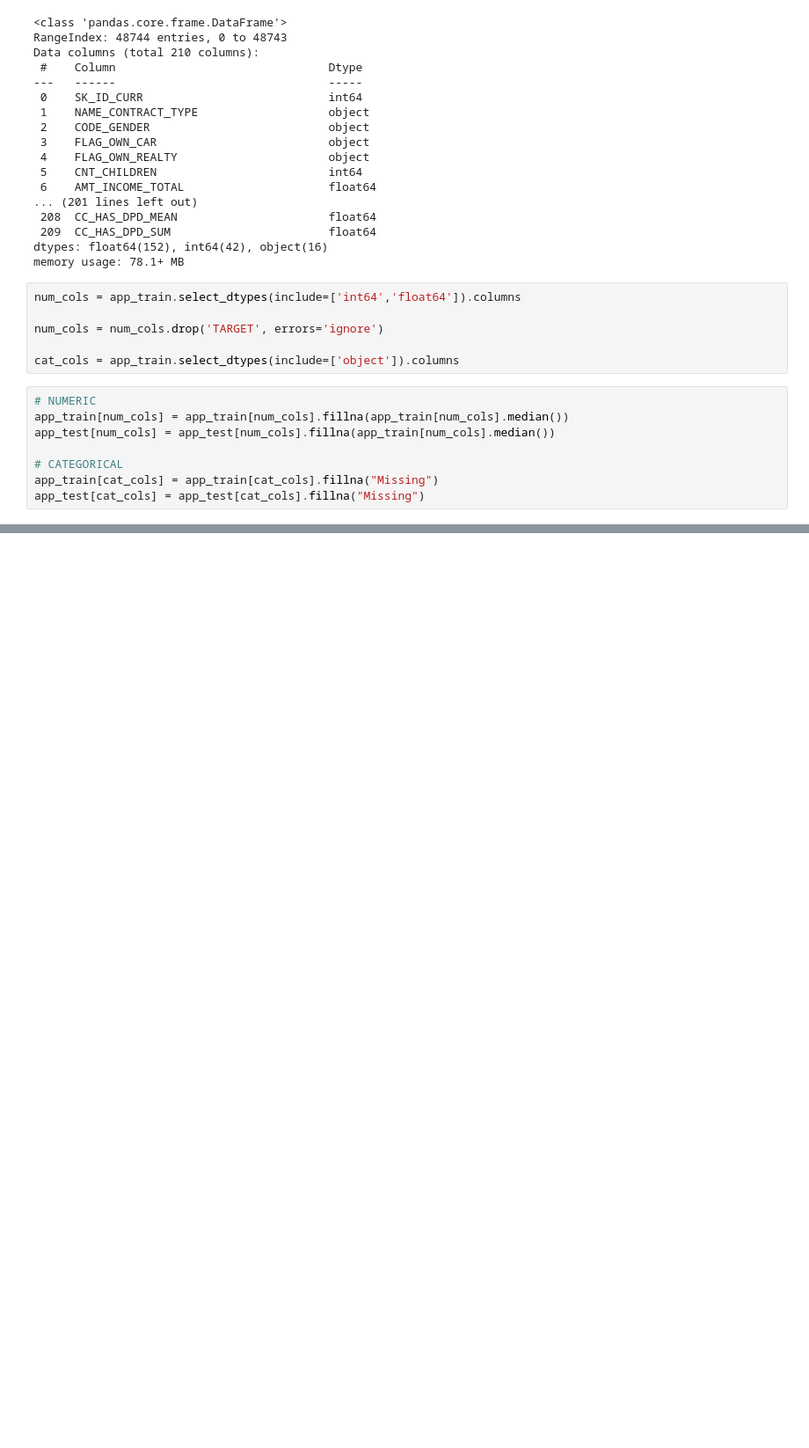
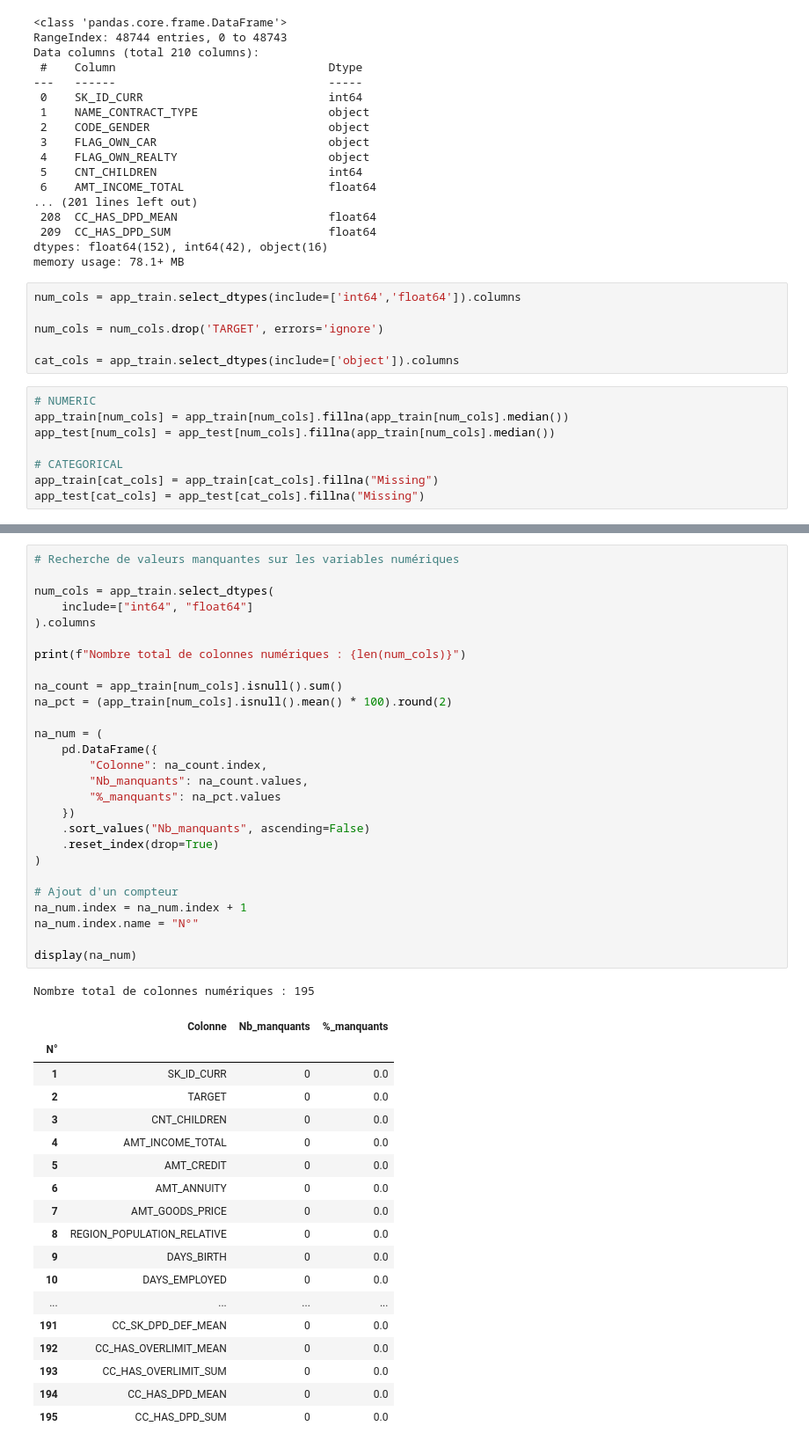
Before and after one commit to vikdevit/ai_engineer_projects, a Jupyter notebook: P06/notebooks/01_eda_data_prep_p6_vk.ipynb, the cells around one changed output, grey strips where cells are left out. Shown at 88% size. Drawn from its saved outputs; the diff is of its cells as text; blank space fills up the shorter version.

```diff
--- a/P06/notebooks/01_eda_data_prep_p6_vk.ipynb
+++ b/P06/notebooks/01_eda_data_prep_p6_vk.ipynb
@@ -2012,0 +2265,47 @@ app_test.describe().T
+# %%
+# Recherche de valeurs manquantes sur les variables numériques
+
+num_cols = app_train.select_dtypes(
+    include=["int64", "float64"]
+).columns
+
+print(f"Nombre total de colonnes numériques : {len(num_cols)}")
+
+na_count = app_train[num_cols].isnull().sum()
+na_pct = (app_train[num_cols].isnull().mean() * 100).round(2)
+
+na_num = (
+    pd.DataFrame({
+        "Colonne": na_count.index,
+        "Nb_manquants": na_count.values,
+        "%_manquants": na_pct.values
+    })
+    .sort_values("Nb_manquants", ascending=False)
+    .reset_index(drop=True)
+)
+
+# Ajout d'un compteur
+na_num.index = na_num.index + 1
+na_num.index.name = "N°"
+
+display(na_num)
+# %% [output]
+Nombre total de colonnes numériques : 195
+|  | Colonne | Nb_manquants | %_manquants |
+| N° |  |  |  |
+| 1 | SK_ID_CURR | 0 | 0.0 |
+| 2 | TARGET | 0 | 0.0 |
+| 3 | CNT_CHILDREN | 0 | 0.0 |
+| 4 | AMT_INCOME_TOTAL | 0 | 0.0 |
+| 5 | AMT_CREDIT | 0 | 0.0 |
+| 6 | AMT_ANNUITY | 0 | 0.0 |
+| 7 | AMT_GOODS_PRICE | 0 | 0.0 |
+| 8 | REGION_POPULATION_RELATIVE | 0 | 0.0 |
+| 9 | DAYS_BIRTH | 0 | 0.0 |
+| 10 | DAYS_EMPLOYED | 0 | 0.0 |
+| ... | ... | ... | ... |
+| 191 | CC_SK_DPD_DEF_MEAN | 0 | 0.0 |
+| 192 | CC_HAS_OVERLIMIT_MEAN | 0 | 0.0 |
+| 193 | CC_HAS_OVERLIMIT_SUM | 0 | 0.0 |
+| 194 | CC_HAS_DPD_MEAN | 0 | 0.0 |
+| 195 | CC_HAS_DPD_SUM | 0 | 0.0 |
```
Also changed, not shown: parts of 52 cells of this notebook.
